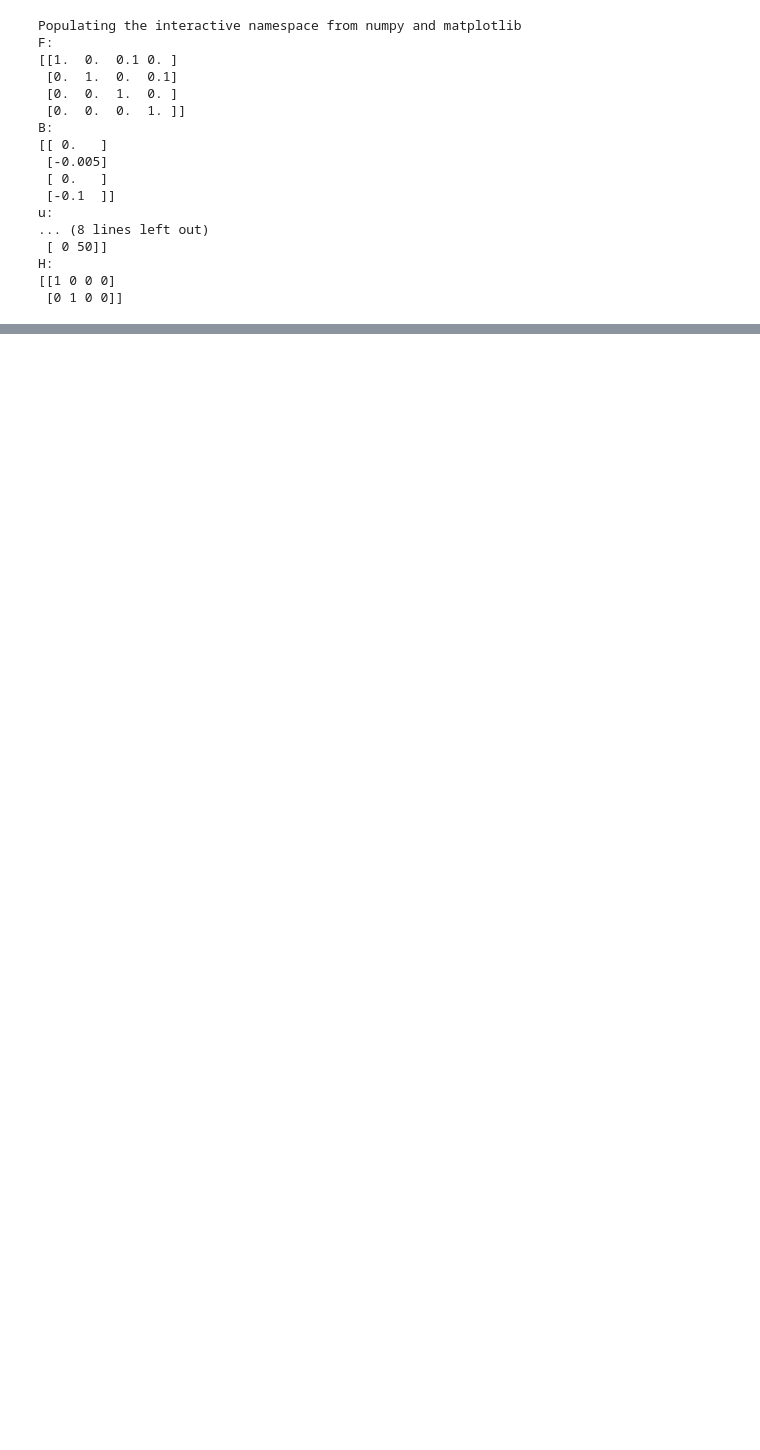
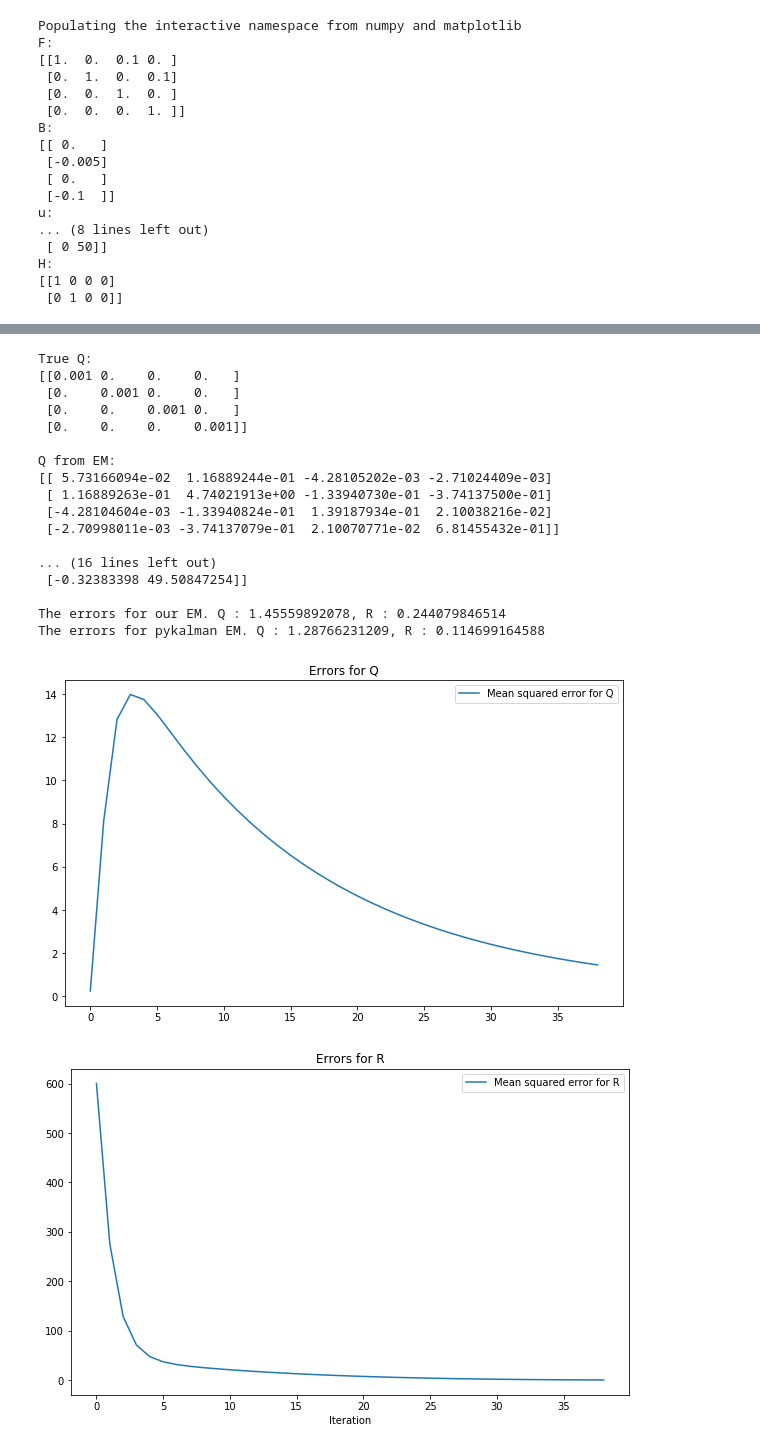
Before and after one commit to sjwilczynski/AlgStPr, a Jupyter notebook: projekt2/project2.ipynb, the cells around one changed output, grey strips where cells are left out. Saved outputs shown, nothing was run; the diff lists cells and outputs as text; code cells hidden in the pictures; blank space fills up the shorter version.

```diff
--- a/projekt2/project2.ipynb
+++ b/projekt2/project2.ipynb
@@ -366,0 +257,28 @@ Is test result for covs good?: True
+# %%
+iterations = 40
+kf = pk.KalmanFilter(transition_matrices=F, observation_matrices=H, transition_offsets=np.dot(B,u).ravel(), initial_state_mean=starting_point, initial_state_covariance=np.zeros((4,4)), em_vars=['transition_covariance', 'observation_covariance'])
+kf.em(ys.transpose(1,0), n_iter=iterations)
+Qs,Rs = em_algorithm(ys, starting_point, iterations)
+Q_estimated = Qs[:,:,-1]
+R_estimated = Rs[:,:,-1]
+print_em_results(Qs, Rs)
+# %% [output]
+True Q:
+[[0.001 0.    0.    0.   ]
+ [0.    0.001 0.    0.   ]
+ [0.    0.    0.001 0.   ]
+ [0.    0.    0.    0.001]]
+
+Q from EM:
+[[ 5.73166094e-02  1.16889244e-01 -4.28105202e-03 -2.71024409e-03]
+ [ 1.16889263e-01  4.74021913e+00 -1.33940730e-01 -3.74137500e-01]
+ [-4.28104604e-03 -1.33940824e-01  1.39187934e-01  2.10038216e-02]
+ [-2.70998011e-03 -3.74137079e-01  2.10070771e-02  6.81455432e-01]]
+
+... (16 lines left out)
+ [-0.32383398 49.50847254]]
+
+The errors for our EM. Q : 1.45559892078, R : 0.244079846514
+The errors for pykalman EM. Q : 1.28766231209, R : 0.114699164588
+[figure, added]
+[figure, added]
```
Also changed, not shown: parts of 17 cells of this notebook.
